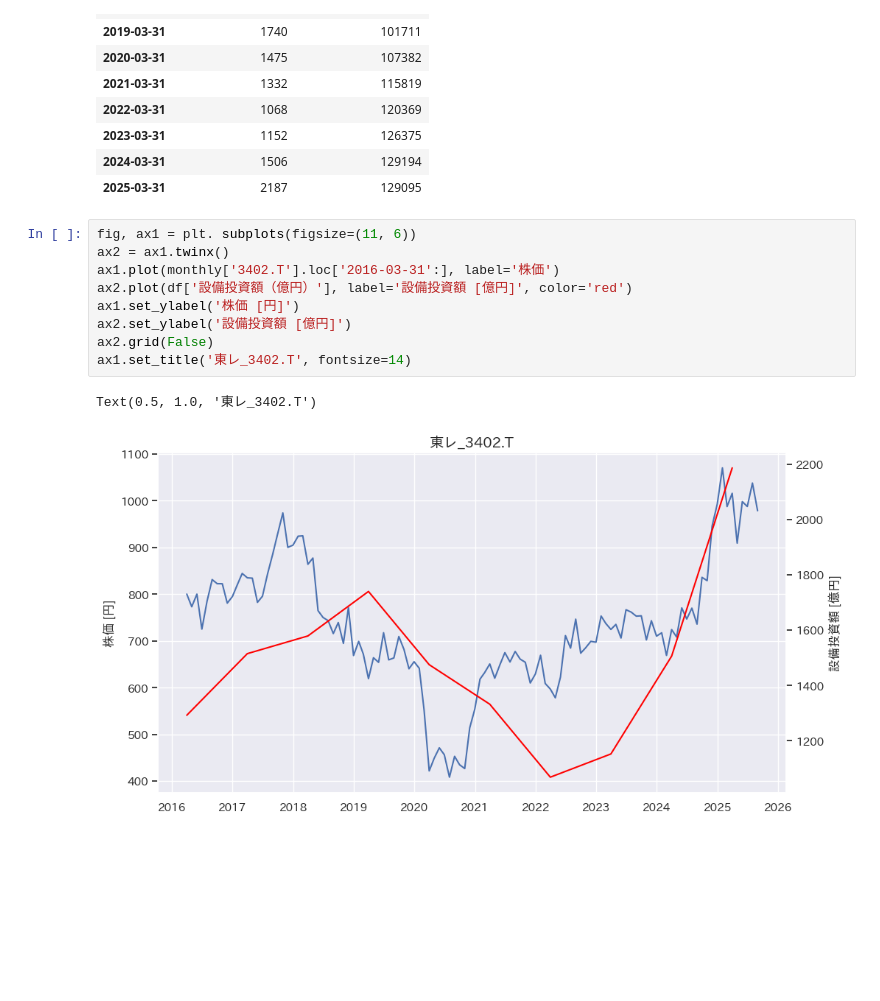
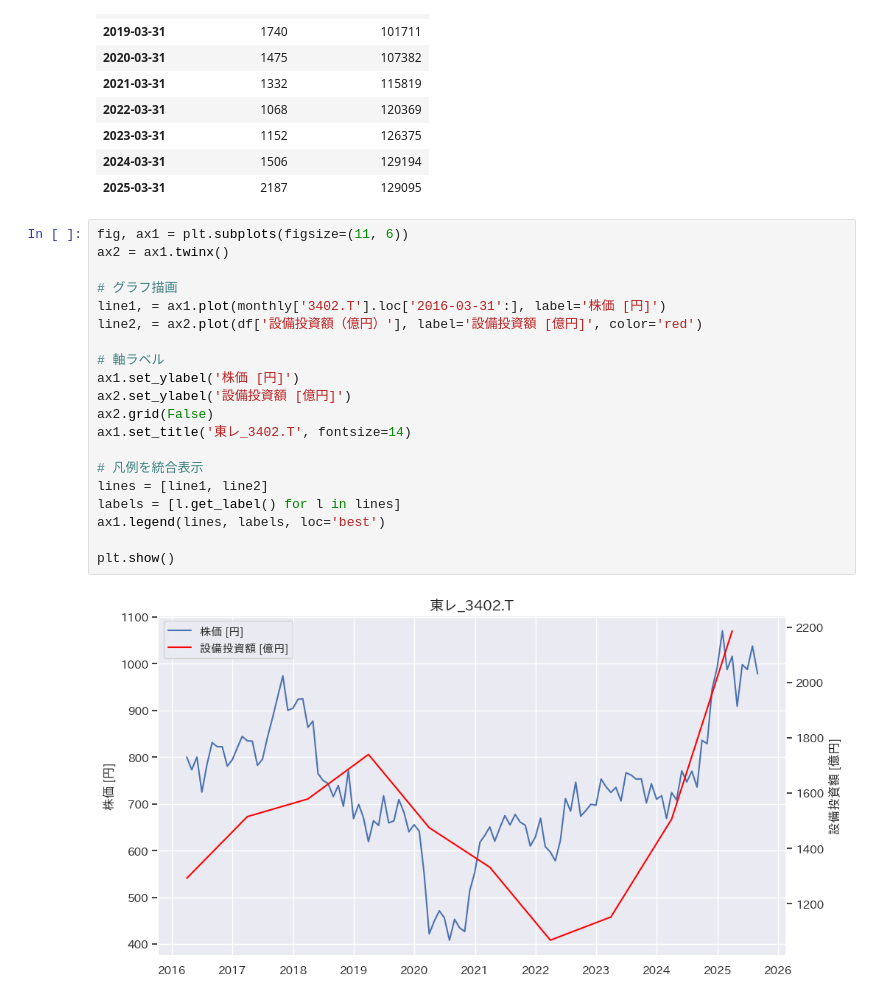
Before and after one commit to mimikousi/financial_analysis, a Jupyter notebook: chemical_business_lab/stock_analysis.ipynb, the cells around one changed output. Drawn from its saved outputs; the diff is of its cells as text; blank space fills up the shorter version.

```diff
--- a/chemical_business_lab/stock_analysis.ipynb
+++ b/chemical_business_lab/stock_analysis.ipynb
@@ -121,14 +121,24 @@ df
 | 2024-03-31 | 1506 | 129194 |
 | 2025-03-31 | 2187 | 129095 |
 # %%
-fig, ax1 = plt. subplots(figsize=(11, 6))
+fig, ax1 = plt.subplots(figsize=(11, 6))
 ax2 = ax1.twinx()
-ax1.plot(monthly['3402.T'].loc['2016-03-31':], label='株価')
-ax2.plot(df['設備投資額（億円）'], label='設備投資額 [億円]', color='red')
+
+# グラフ描画
+line1, = ax1.plot(monthly['3402.T'].loc['2016-03-31':], label='株価 [円]')
+line2, = ax2.plot(df['設備投資額（億円）'], label='設備投資額 [億円]', color='red')
+
+# 軸ラベル
 ax1.set_ylabel('株価 [円]')
 ax2.set_ylabel('設備投資額 [億円]')
 ax2.grid(False)
 ax1.set_title('東レ_3402.T', fontsize=14)
+
+# 凡例を統合表示
+lines = [line1, line2]
+labels = [l.get_label() for l in lines]
+ax1.legend(lines, labels, loc='best')
+
+plt.show()
 # %% [output]
-Text(0.5, 1.0, '東レ_3402.T')
-[figure, old version]
+[figure, new version]
```
Also changed, not shown: 1 other file.
